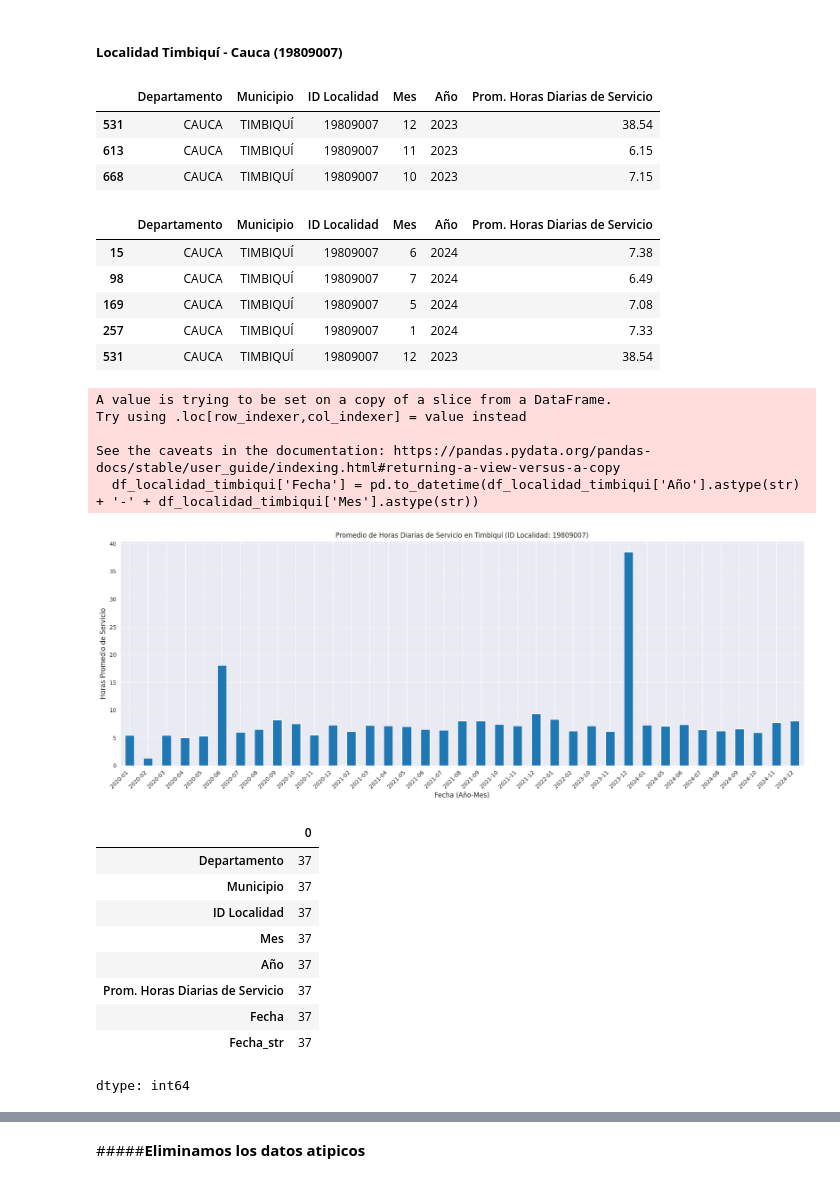
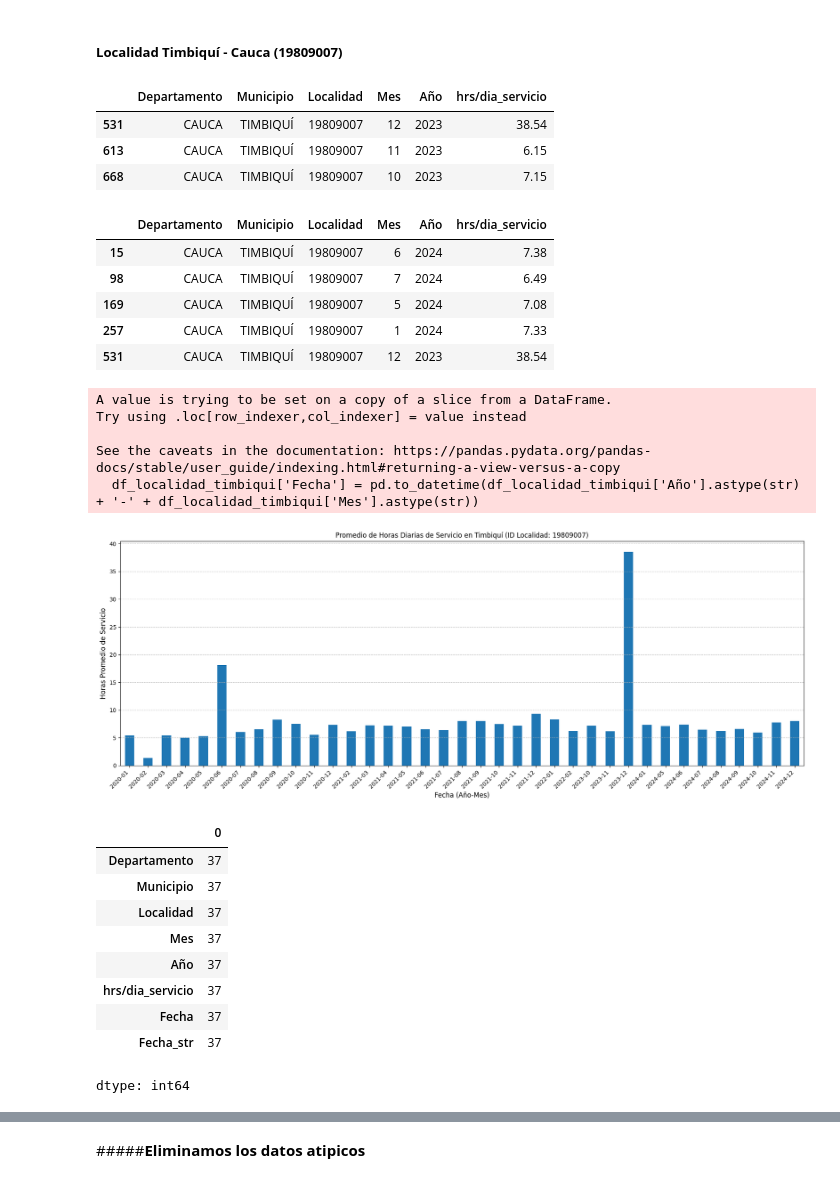
Before and after one commit to Will046-rA9/An-lisis-ZNI, a Jupyter notebook: ProyectoZNI (1).ipynb, the cells around one changed output, grey strips where cells are left out. Cells and saved outputs as stored; diff of their text form; code cells hidden in the pictures.

```diff
--- a/ProyectoZNI (1).ipynb
+++ b/ProyectoZNI (1).ipynb
@@ -213,7 +213,9 @@ df_ZNI.head(1)
 # %%
 df_ZNI.rename(columns={"ID DEPATAMENTO": "Departamento",
                        "MUNICIPIO": "Municipio", "AÑO SERVICIO": "Año",
-                       "MES SERVICIO":"Mes", "ID LOCALIDAD": "ID Localidad",
-                       "PROMEDIO DIARIO EN HORAS":"Prom. Horas Diarias de Servicio" }, inplace=True)
+                       "MES SERVICIO":"Mes", "ID LOCALIDAD": "Localidad",
+                       "PROMEDIO DIARIO EN HORAS":"hrs/dia_servicio", 'ENERGÍA ACTIVA': 'energ_act',
+                       'ENERGÍA REACTIVA': 'energ_react', 'POTENCIA MÁXIMA': 'potencia_max'},
+                         inplace=True)
 df_ZNI.head(4)
 # %% [output]
@@ -332,6 +334,6 @@ Se decidió que para el análisis posterior las columnas que se necesitarán son
 Para corregir los datos del promedio de horas diarias del servicio electrico, primero filtramos los datos, unificamos los datos de la columna utilizando las mismas unidades, reemplazando las comas por puntos para facilitar las operaciones.
 # %%
 #voy a tomar aca solo localidad, promedio diario en horas, mes y año de servicio
-df_ZNI_hprom = df_ZNI[['Departamento', 'Municipio', 'ID Localidad','Mes', 'Año','Prom. Horas Diarias de Servicio']]
+df_ZNI_hprom = df_ZNI[['Departamento', 'Municipio', 'Localidad','Mes', 'Año','hrs/dia_servicio']]
 df_ZNI_hprom.head(5)
 # %% [output]
@@ -343,8 +345,8 @@ df_ZNI_hprom.head(5)
 | 4 | BOLÍVAR | CARTAGENA DE INDIAS | 13001007 | 6 | 2024 | 9.40 |
 # %%
 #hago limpieza de los datos de la columna de prom. horas diarias
-df_ZNI_hprom['Prom. Horas Diarias de Servicio'] = df_ZNI_hprom['Prom. Horas Diarias de Servicio'].replace(',', '.')
-df_ZNI_hprom['Prom. Horas Diarias de Servicio'].head(3)
+df_ZNI_hprom['hrs/dia_servicio'] = df_ZNI_hprom['hrs/dia_servicio'].replace(',', '.')
+df_ZNI_hprom['hrs/dia_servicio'].head(3)
 # %% [output]
 A value is trying to be set on a copy of a slice from a DataFrame.
 Try using .loc[row_indexer,col_indexer] = value instead
@@ -413,18 +415,18 @@ dtype: int64
 ##### **Localidad Timbiquí - Cauca (19809007)**
 # %%
 #En la localidad 19809007 mostrar todos los meses del año 2023
-df_ZNI_hprom[(df_ZNI_hprom['ID Localidad'] == 19809007) & (df_ZNI['Año'] == 2023)]
+df_ZNI_hprom[(df_ZNI_hprom['Localidad'] == 19809007) & (df_ZNI['Año'] == 2023)]
 # %% [output]
-|  | Departamento | Municipio | ID Localidad | Mes | Año | Prom. Horas Diarias de Servicio |
+|  | Departamento | Municipio | Localidad | Mes | Año | hrs/dia_servicio |
 | 531 | CAUCA | TIMBIQUÍ | 19809007 | 12 | 2023 | 38.54 |
 | 613 | CAUCA | TIMBIQUÍ | 19809007 | 11 | 2023 | 6.15 |
 | 668 | CAUCA | TIMBIQUÍ | 19809007 | 10 | 2023 | 7.15 |
 # %%
 # Datos de la localidad 19809007
-df_localidad_timbiqui = df_ZNI_hprom[df_ZNI_hprom['ID Localidad'] == 19809007]
+df_localidad_timbiqui = df_ZNI_hprom[df_ZNI_hprom['Localidad'] == 19809007]
 df_localidad_timbiqui.head(5)
 # %% [output]
-|  | Departamento | Municipio | ID Localidad | Mes | Año | Prom. Horas Diarias de Servicio |
+|  | Departamento | Municipio | Localidad | Mes | Año | hrs/dia_servicio |
 | 15 | CAUCA | TIMBIQUÍ | 19809007 | 6 | 2024 | 7.38 |
 | 98 | CAUCA | TIMBIQUÍ | 19809007 | 7 | 2024 | 6.49 |
 | 169 | CAUCA | TIMBIQUÍ | 19809007 | 5 | 2024 | 7.08 |
@@ -435,45 +437,45 @@ df_localidad_timbiqui.head(5)
 # Crear una columna de fecha para graficar correctamente en orden cronológico
 df_localidad_timbiqui['Fecha'] = pd.to_datetime(df_localidad_timbiqui['Año'].astype(str) + '-' + df_localidad_timbiqui['Mes'].astype(str))
 df_localidad_timbiqui = df_localidad_timbiqui.sort_values('Fecha')
 
 # Formatear la fecha como texto para un mejor control sobre las etiquetas del eje X
 df_localidad_timbiqui['Fecha_str'] = df_localidad_timbiqui['Fecha'].dt.strftime('%Y-%m')
 
 
 # Graficar usando la nueva columna de fecha y mejorar la visualización
 ax = df_localidad_timbiqui.plot(
     x='Fecha_str',
-    y='Prom. Horas Diarias de Servicio',
+    y='hrs/dia_servicio',
     kind='bar',
     figsize=(18, 7),  # Aumentar el tamaño para mayor claridad
     legend=False,
     title='Promedio de Horas Diarias de Servicio en Timbiquí (ID Localidad: 19809007)'
 )
 
 # Mejorar las etiquetas y el diseño del gráfico
 ax.set_xlabel("Fecha (Año-Mes)", fontsize=12)
 ax.set_ylabel("Horas Promedio de Servicio", fontsize=12)
 plt.xticks(rotation=45, ha='right')  # Rotar etiquetas para evitar solapamiento
 plt.tight_layout()  # Ajustar para que todo quepa correctamente
 plt.grid(axis='y', linestyle='--', alpha=0.7) # Añadir una grilla para facilitar la lectura
 plt.show()
 # %% [output]
 A value is trying to be set on a copy of a slice from a DataFrame.
 Try using .loc[row_indexer,col_indexer] = value instead
 
 See the caveats in the documentation: https://pandas.pydata.org/pandas-docs/stable/user_guide/indexing.html#returning-a-view-versus-a-copy
   df_localidad_timbiqui['Fecha'] = pd.to_datetime(df_localidad_timbiqui['Año'].astype(str) + '-' + df_localidad_timbiqui['Mes'].astype(str))
-[figure, old version]
+[figure, new version]
 # %%
 df_localidad_timbiqui.count()
 # %% [output]
 |  | 0 |
 | Departamento | 37 |
 | Municipio | 37 |
-| ID Localidad | 37 |
+| Localidad | 37 |
 | Mes | 37 |
 | Año | 37 |
-| Prom. Horas Diarias de Servicio | 37 |
+| hrs/dia_servicio | 37 |
 | Fecha | 37 |
 | Fecha_str | 37 |
 dtype: int64
```
Also changed, not shown: parts of 27 cells of this notebook.
